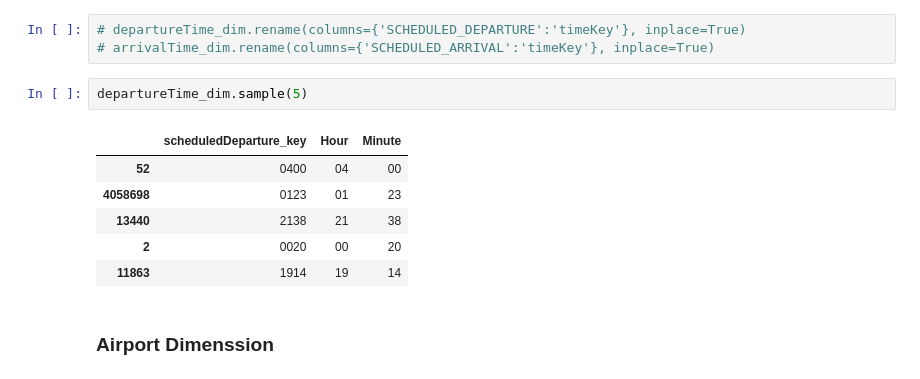
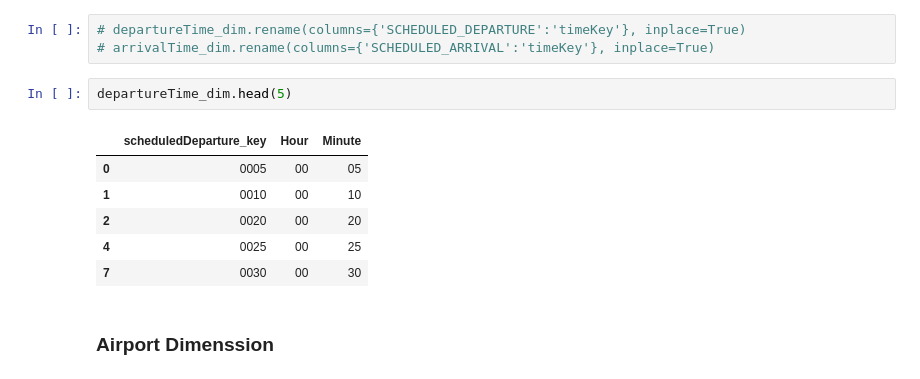
Before and after one commit to dbouris/Flight_Delays_Analysis, a Jupyter notebook: Flight-Delays.ipynb, the cells around one changed output. Drawn from its saved outputs; the diff is of its cells as text.

```diff
--- a/Flight-Delays.ipynb
+++ b/Flight-Delays.ipynb
@@ -93,14 +93,14 @@ arrivalTime_dim.drop_duplicates(inplace=True)
 # departureTime_dim.rename(columns={'SCHEDULED_DEPARTURE':'timeKey'}, inplace=True)
 # arrivalTime_dim.rename(columns={'SCHEDULED_ARRIVAL':'timeKey'}, inplace=True)
 # %%
-departureTime_dim.sample(5)
+departureTime_dim.head(5)
 # %% [output]
 |  | scheduledDeparture_key | Hour | Minute |
-| 52 | 0400 | 04 | 00 |
-| 4058698 | 0123 | 01 | 23 |
-| 13440 | 2138 | 21 | 38 |
+| 0 | 0005 | 00 | 05 |
+| 1 | 0010 | 00 | 10 |
 | 2 | 0020 | 00 | 20 |
-| 11863 | 1914 | 19 | 14 |
+| 4 | 0025 | 00 | 25 |
+| 7 | 0030 | 00 | 30 |
 # %% [markdown]
 ### Airport Dimenssion
 # %%
```
Also changed, not shown: parts of 9 cells of this notebook, 1 other file.
